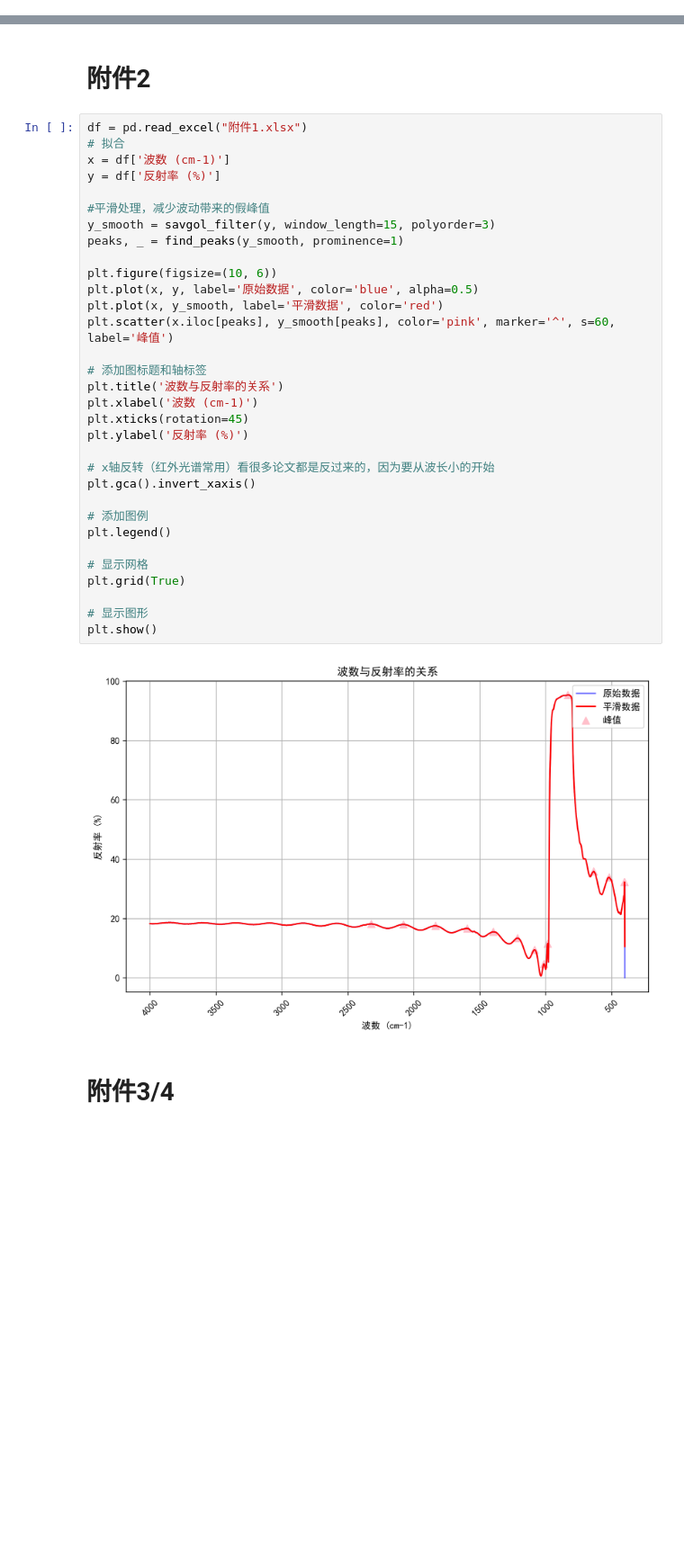
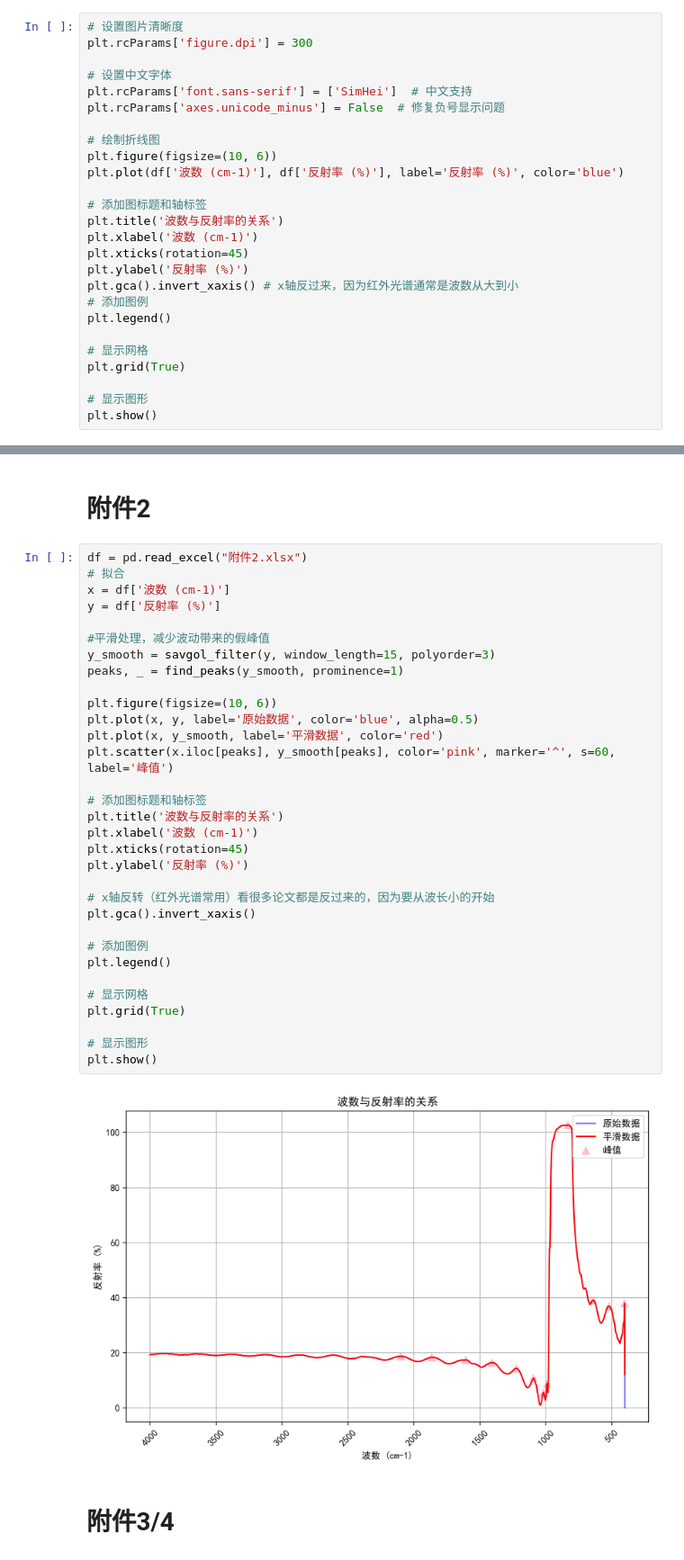
Before and after one commit to Chasen-Liao/CBC, a Jupyter notebook: Summer/国赛/fig/fig.ipynb, the cells around one changed output, grey strips where cells are left out. Shown at 90% size. Cells and saved outputs as stored; diff of their text form; blank space fills up the shorter version.

```diff
--- a/Summer/国赛/fig/fig.ipynb
+++ b/Summer/国赛/fig/fig.ipynb
@@ -49,0 +54,26 @@ plt.show()
+# %%
+# 设置图片清晰度
+plt.rcParams['figure.dpi'] = 300
+
+# 设置中文字体
+plt.rcParams['font.sans-serif'] = ['SimHei']  # 中文支持
+plt.rcParams['axes.unicode_minus'] = False  # 修复负号显示问题
+
+# 绘制折线图
+plt.figure(figsize=(10, 6))
+plt.plot(df['波数 (cm-1)'], df['反射率 (%)'], label='反射率 (%)', color='blue')
+
+# 添加图标题和轴标签
+plt.title('波数与反射率的关系')
+plt.xlabel('波数 (cm-1)')
+plt.xticks(rotation=45)
+plt.ylabel('反射率 (%)')
+plt.gca().invert_xaxis() # x轴反过来，因为红外光谱通常是波数从大到小
+# 添加图例
+plt.legend()
+
+# 显示网格
+plt.grid(True)
+
+# 显示图形
+plt.show()
@@ -94,39 +127,39 @@ plt.show()
 # %% [markdown]
 # 附件2
 # %%
-df = pd.read_excel("附件1.xlsx")
+df = pd.read_excel("附件2.xlsx")
 # 拟合
 x = df['波数 (cm-1)']
 y = df['反射率 (%)']
 
 #平滑处理，减少波动带来的假峰值
 y_smooth = savgol_filter(y, window_length=15, polyorder=3)
 peaks, _ = find_peaks(y_smooth, prominence=1)
 
 plt.figure(figsize=(10, 6))
 plt.plot(x, y, label='原始数据', color='blue', alpha=0.5)
 plt.plot(x, y_smooth, label='平滑数据', color='red')
 plt.scatter(x.iloc[peaks], y_smooth[peaks], color='pink', marker='^', s=60, label='峰值')
 
 # 添加图标题和轴标签
 plt.title('波数与反射率的关系')
 plt.xlabel('波数 (cm-1)')
 plt.xticks(rotation=45)
 plt.ylabel('反射率 (%)')
 
 # x轴反转（红外光谱常用）看很多论文都是反过来的，因为要从波长小的开始
 plt.gca().invert_xaxis()
 
 # 添加图例
 plt.legend()
 
 # 显示网格
 plt.grid(True)
 
 # 显示图形
 plt.show()
 # %% [output]
-[figure, old version]
+[figure, new version]
 # %% [markdown]
 # 附件3/4
 # %%
```
Also changed, not shown: parts of 5 cells of this notebook, 17 other files.
